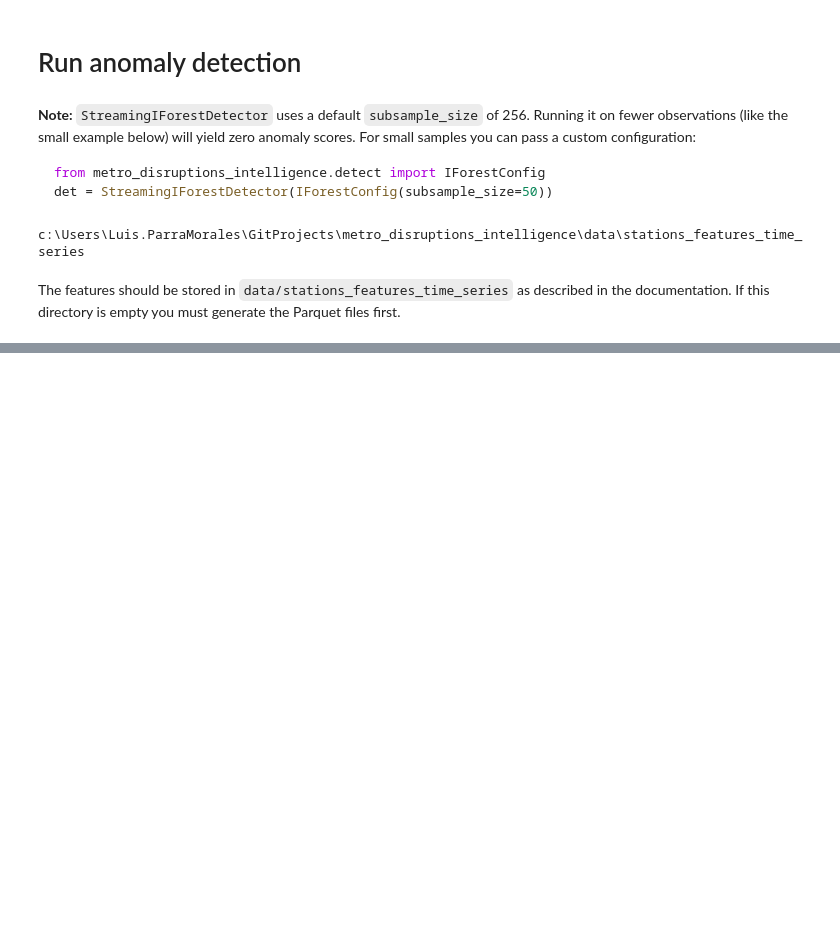
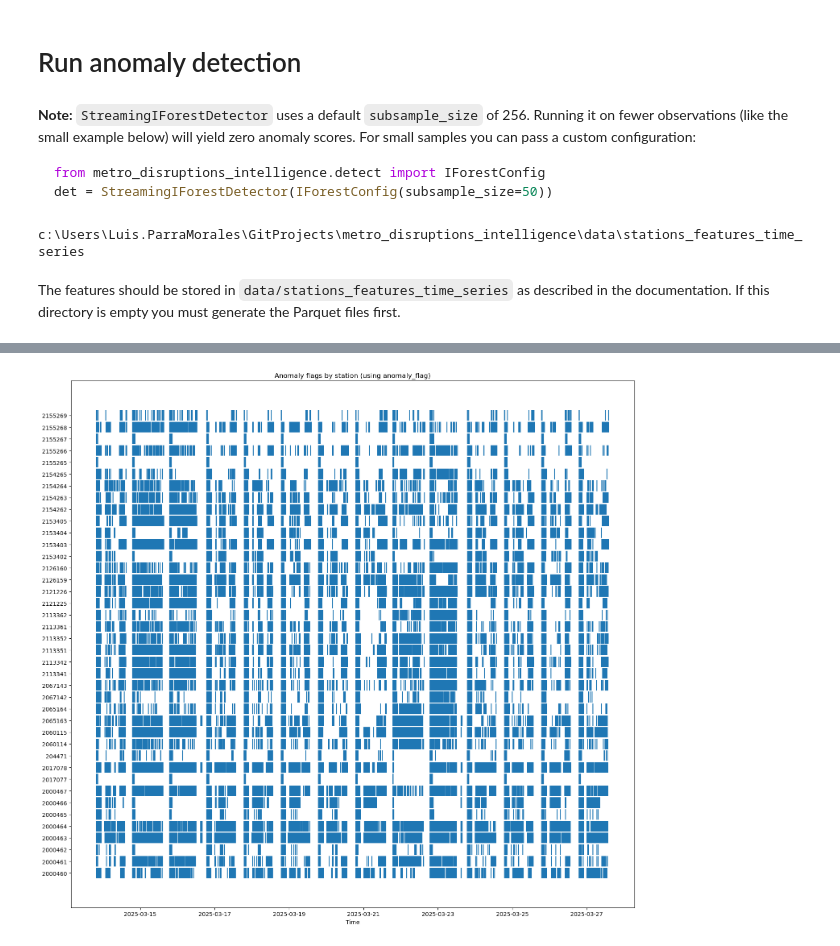
Before and after one commit to LuisMartinParraMorales/metro_disruptions_intelligence, a Jupyter notebook: notebooks/04_run_anomaly_detection.ipynb, the cells around one changed output, grey strips where cells are left out. Saved outputs shown, nothing was run; the diff lists cells and outputs as text; code cells hidden in the pictures; blank space fills up the shorter version.

```diff
--- a/notebooks/04_run_anomaly_detection.ipynb
+++ b/notebooks/04_run_anomaly_detection.ipynb
@@ -125,0 +235,26 @@ scores.sort_values("dt").set_index("dt")["anomaly_score"].plot();
+# %%
+# ──────────────────────────────────────────────────────────────
+# 1. Compact visualisation – one dot per flagged anomaly per station
+# ---------------------------------------------------------------------------
+# Filter only the flagged rows
+anom = scores[scores["anomaly_flag"] == 1].copy()
+
+# Convert ts → datetime once
+anom["dt"] = pd.to_datetime(anom["ts"], unit="s")
+
+# Sort station IDs so the plot is stable
+unique_stops = sorted(anom["stop_id"].unique())
+
+fig, ax = plt.subplots(figsize=(15, 0.35 * len(unique_stops)))  # height ∝ #stops
+for i, stop in enumerate(unique_stops):
+    times = anom.loc[anom["stop_id"] == stop, "dt"]
+    ax.eventplot(times, lineoffsets=i, linelengths=0.9, colors="tab:blue")
+
+ax.set_yticks(range(len(unique_stops)))
+ax.set_yticklabels(unique_stops)
+ax.set_xlabel("Time")
+ax.set_title("Anomaly flags by station (using anomaly_flag)")
+plt.tight_layout()
+plt.show()
+# %% [output]
+[figure, added]
```
Also changed, not shown: parts of 19 cells of this notebook, 1 other file.
